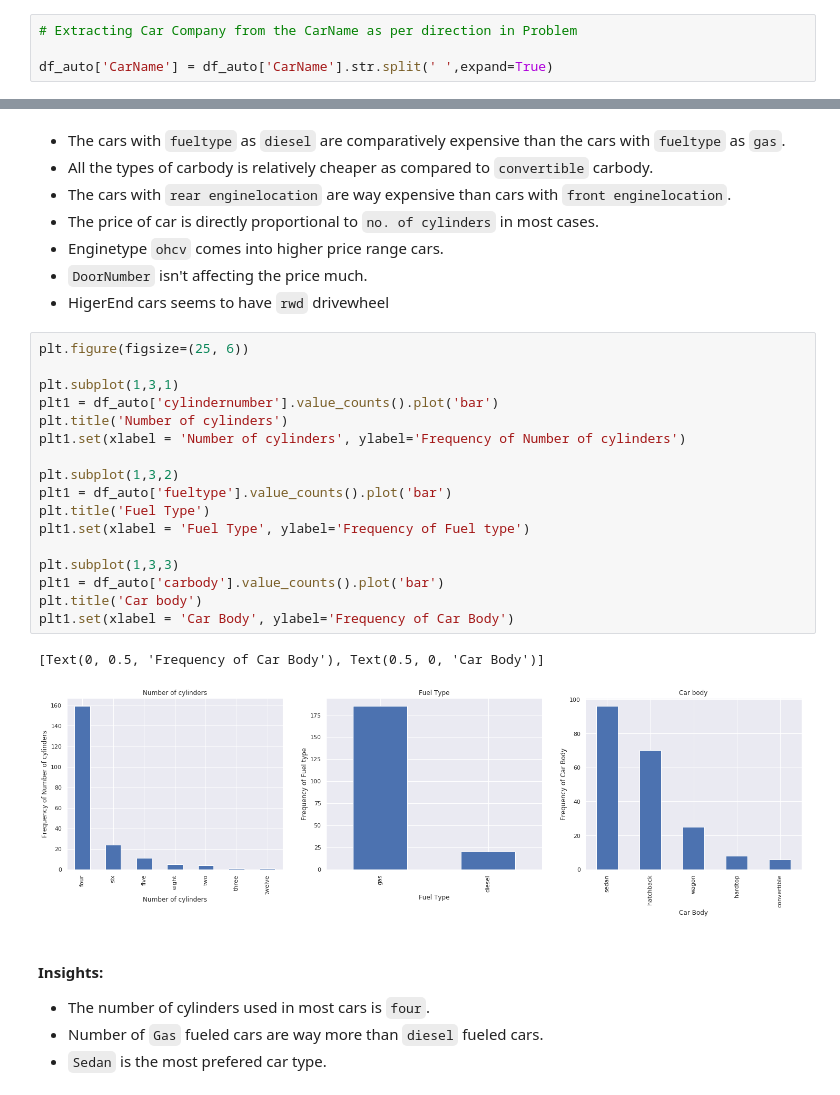
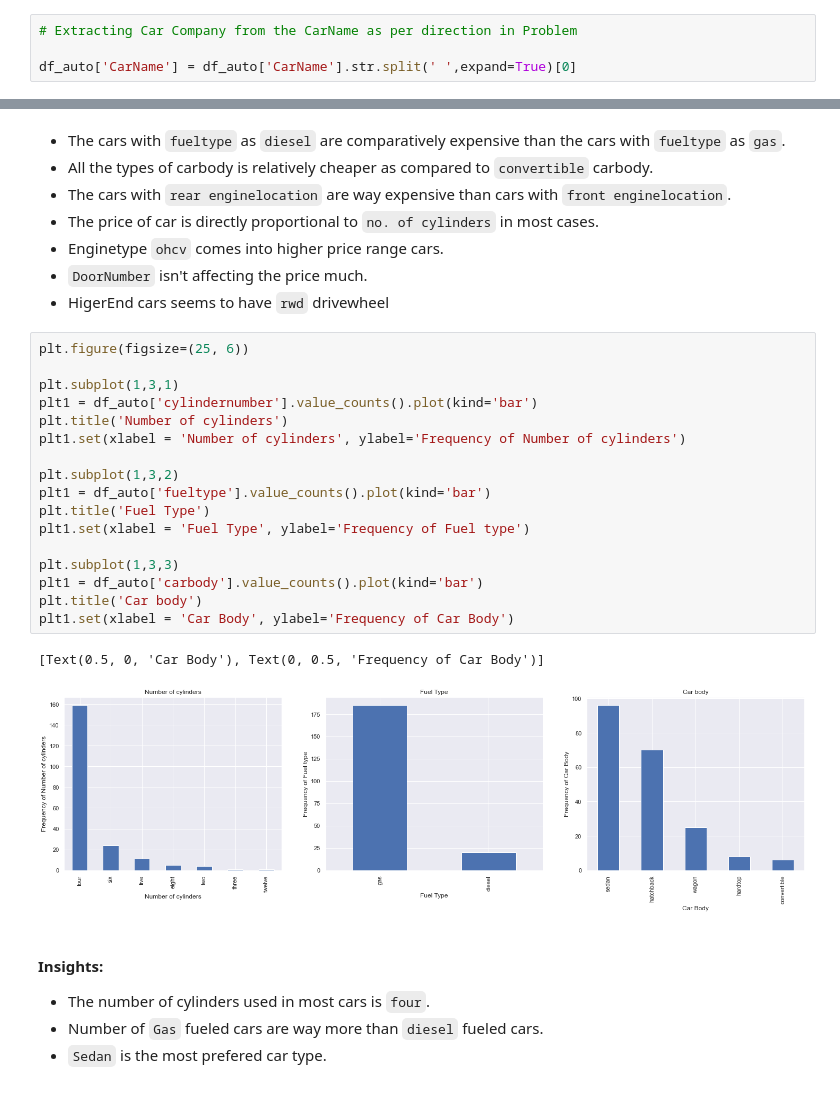
Before and after one commit to ravitejajasti/car-price-prediction, a Jupyter notebook: carprice-prediction-mlr-rfe-vif.ipynb, the cells around one changed output, grey strips where cells are left out. Drawn from its saved outputs; the diff is of its cells as text.

```diff
--- a/carprice-prediction-mlr-rfe-vif.ipynb
+++ b/carprice-prediction-mlr-rfe-vif.ipynb
@@ -209,7 +224,7 @@ df_auto.shape
 # %%
 # Extracting Car Company from the CarName as per direction in Problem
 
-df_auto['CarName'] = df_auto['CarName'].str.split(' ',expand=True)
+df_auto['CarName'] = df_auto['CarName'].str.split(' ',expand=True)[0]
 # %%
 # Unique Car company
 
@@ -333,23 +348,23 @@ plt.show()
 # %%
 plt.figure(figsize=(25, 6))
 
 plt.subplot(1,3,1)
-plt1 = df_auto['cylindernumber'].value_counts().plot('bar')
+plt1 = df_auto['cylindernumber'].value_counts().plot(kind='bar')
 plt.title('Number of cylinders')
 plt1.set(xlabel = 'Number of cylinders', ylabel='Frequency of Number of cylinders')
 
 plt.subplot(1,3,2)
-plt1 = df_auto['fueltype'].value_counts().plot('bar')
+plt1 = df_auto['fueltype'].value_counts().plot(kind='bar')
 plt.title('Fuel Type')
 plt1.set(xlabel = 'Fuel Type', ylabel='Frequency of Fuel type')
 
 plt.subplot(1,3,3)
-plt1 = df_auto['carbody'].value_counts().plot('bar')
+plt1 = df_auto['carbody'].value_counts().plot(kind='bar')
 plt.title('Car body')
 plt1.set(xlabel = 'Car Body', ylabel='Frequency of Car Body')
 # %% [output]
-[Text(0, 0.5, 'Frequency of Car Body'), Text(0.5, 0, 'Car Body')]
+[Text(0.5, 0, 'Car Body'), Text(0, 0.5, 'Frequency of Car Body')]
-[figure, old version]
+[figure, new version]
 # %% [markdown]
 #### Insights:
 - The number of cylinders used in most cars is `four`.
```
Also changed, not shown: parts of 14 cells of this notebook, 1 other file.
